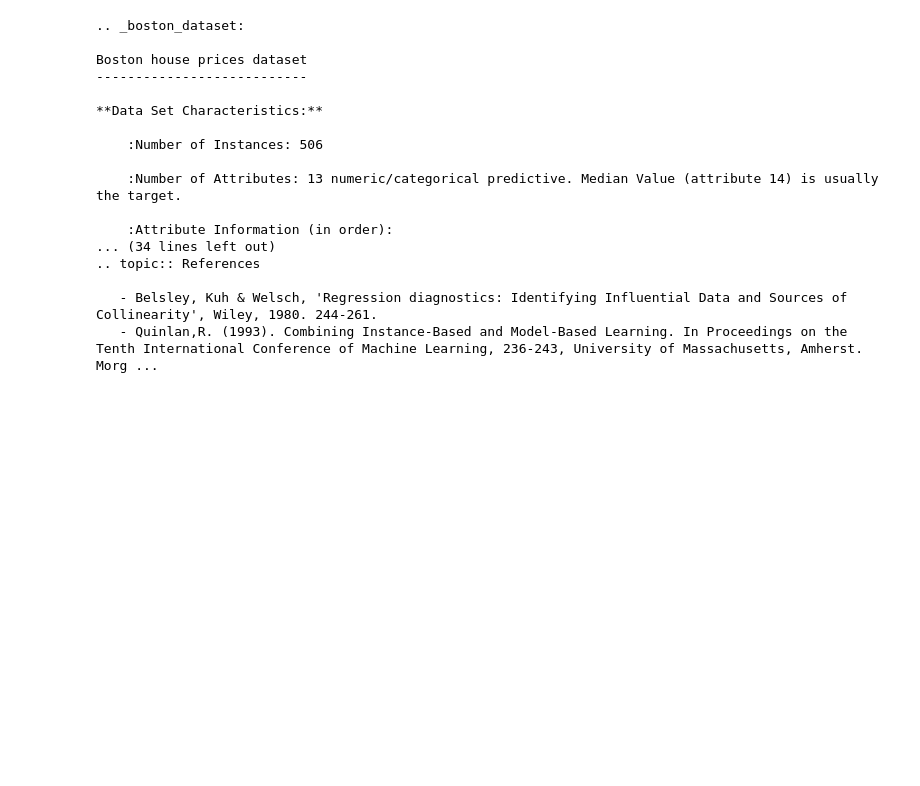
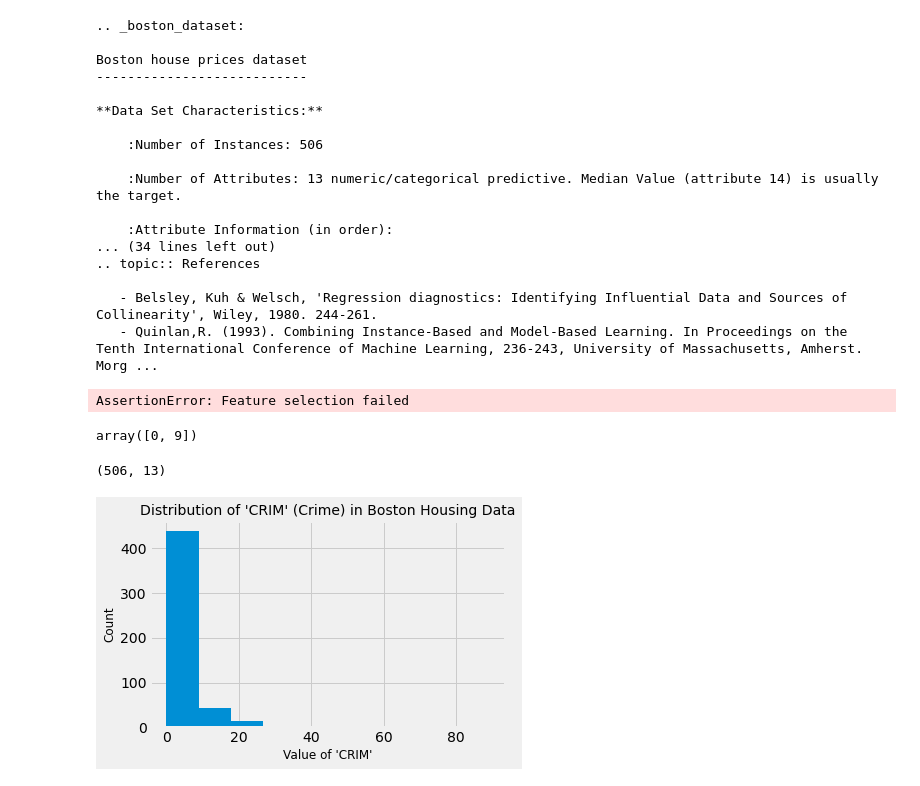
Before and after one commit to jmillerbrooks/kc_stream, a Jupyter notebook: sklearncustoms.ipynb, the cells around one changed output. Cells and saved outputs as stored; diff of their text form; code cells hidden in the pictures; blank space fills up the shorter version.

Commit message:
added feature selection gist code

```diff
--- a/sklearncustoms.ipynb
+++ b/sklearncustoms.ipynb
@@ -26,3 +29,36 @@ Boston house prices dataset
 
    - Belsley, Kuh & Welsch, 'Regression diagnostics: Identifying Influential Data and Sources of Collinearity', Wiley, 1980. 244-261.
    - Quinlan,R. (1993). Combining Instance-Based and Model-Based Learning. In Proceedings on the Tenth International Conference of Machine Learning, 236-243, University of Massachusetts, Amherst. Morg ...
+# %%
+assert np.all(load_boston()['feature_names'][[0,9]] == ['CRIM1', 'TAX']), 'Feature selection failed'
+# %% [output]
+AssertionError: Feature selection failed
+# %%
+np.array([0, 9])
+# %% [output]
+array([0, 9])
+# %%
+X.shape
+# %% [output]
+(506, 13)
+# %%
+def select_crime_and_taxes(X):
+    """ Custom selector for the Boston Housing dataset
+    Accepts X, array of 13 features described in sklearn.datasets.load_boston
+    Returns only the columns of X corresponding to the features 'CRIM': per capita crime rate, and 'TAX': full-value property-tax rate per $10,000"""
+    # select columns in positions 0 and 9, drop remaining columns
+    return X[:, [0,9]]
+
+crime_and_taxes_pipe = Pipeline(
+    [('feature_selector', FunctionTransformer(select_taxes_and_crime))]
+)
+
+plt.style.use('fivethirtyeight')
+plt.hist(crime_and_taxes_pipe.fit_transform(X)[:,0])
+plt.title("Distribution of 'CRIM' (Crime) in Boston Housing Data",fontsize=14)
+plt.xlabel("Value of 'CRIM'", fontsize=12)
+plt.ylabel('Count', fontsize=12)
+plt.tight_layout()
+plt.savefig('./crime_distribution.png');
+# %% [output]
+[figure, added]
```
Also changed, not shown: parts of 3 cells of this notebook, 2 other files.
